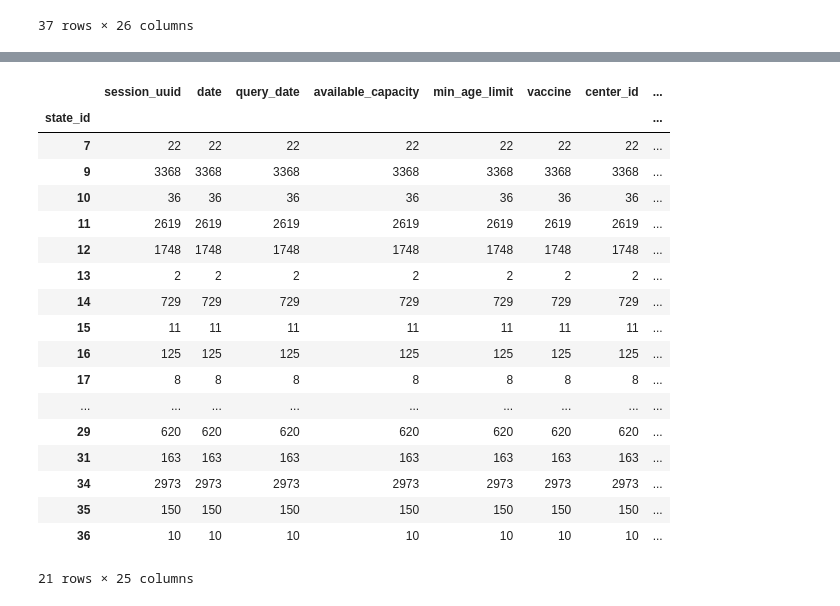
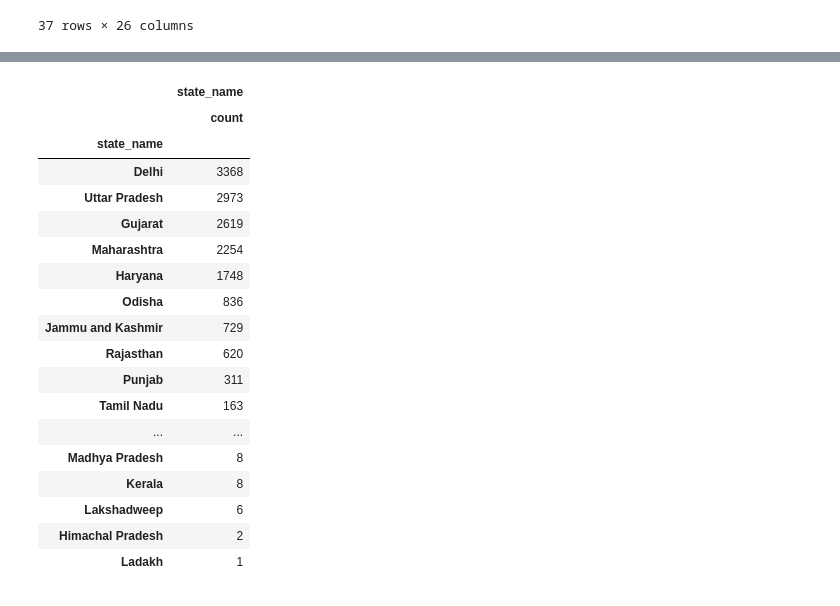
Before and after one commit to shashanksingh/blog_redux, a Jupyter notebook: _notebooks/2021-04-30-covid-vacctionations-slots-in-india.ipynb, the cells around one changed output, grey strips where cells are left out. Saved outputs shown, nothing was run; the diff lists cells and outputs as text; code cells hidden in the pictures.

```diff
--- a/_notebooks/2021-04-30-covid-vacctionations-slots-in-india.ipynb
+++ b/_notebooks/2021-04-30-covid-vacctionations-slots-in-india.ipynb
@@ -407,24 +450,26 @@ text = bars.mark_text(
 # %% [output]
 [interactive output not drawn]
 # %%
-sessions_for_below_45.groupby("state_id").count()
+#Lets find out which states are providing vacciations at their center for 18-45
+session_count = sessions_for_below_45.groupby("state_name")[["state_name"]].agg(["count"]).sort_values(('state_name', 'count'),ascending=False)
+session_count
 # %% [output]
-|  | session_uuid | date | query_date | available_capacity | min_age_limit | vaccine | center_id | ... |
-| state_id |  |  |  |  |  |  |  | ... |
-| 7 | 22 | 22 | 22 | 22 | 22 | 22 | 22 | ... |
-| 9 | 3368 | 3368 | 3368 | 3368 | 3368 | 3368 | 3368 | ... |
-| 10 | 36 | 36 | 36 | 36 | 36 | 36 | 36 | ... |
-| 11 | 2619 | 2619 | 2619 | 2619 | 2619 | 2619 | 2619 | ... |
-| 12 | 1748 | 1748 | 1748 | 1748 | 1748 | 1748 | 1748 | ... |
-| 13 | 2 | 2 | 2 | 2 | 2 | 2 | 2 | ... |
-| 14 | 729 | 729 | 729 | 729 | 729 | 729 | 729 | ... |
-| 15 | 11 | 11 | 11 | 11 | 11 | 11 | 11 | ... |
-| 16 | 125 | 125 | 125 | 125 | 125 | 125 | 125 | ... |
-| 17 | 8 | 8 | 8 | 8 | 8 | 8 | 8 | ... |
-| ... | ... | ... | ... | ... | ... | ... | ... | ... |
-| 29 | 620 | 620 | 620 | 620 | 620 | 620 | 620 | ... |
-| 31 | 163 | 163 | 163 | 163 | 163 | 163 | 163 | ... |
-| 34 | 2973 | 2973 | 2973 | 2973 | 2973 | 2973 | 2973 | ... |
-| 35 | 150 | 150 | 150 | 150 | 150 | 150 | 150 | ... |
-| 36 | 10 | 10 | 10 | 10 | 10 | 10 | 10 | ... |
+|  | state_name |
+|  | count |
+| state_name |  |
+| Delhi | 3368 |
+| Uttar Pradesh | 2973 |
+| Gujarat | 2619 |
+| Maharashtra | 2254 |
+| Haryana | 1748 |
+| Odisha | 836 |
+| Jammu and Kashmir | 729 |
+| Rajasthan | 620 |
+| Punjab | 311 |
+| Tamil Nadu | 163 |
+| ... | ... |
+| Madhya Pradesh | 8 |
+| Kerala | 8 |
+| Lakshadweep | 6 |
+| Himachal Pradesh | 2 |
+| Ladakh | 1 |
-21 rows × 25 columns
```
Also changed, not shown: parts of 2 cells of this notebook, 2 other files.
